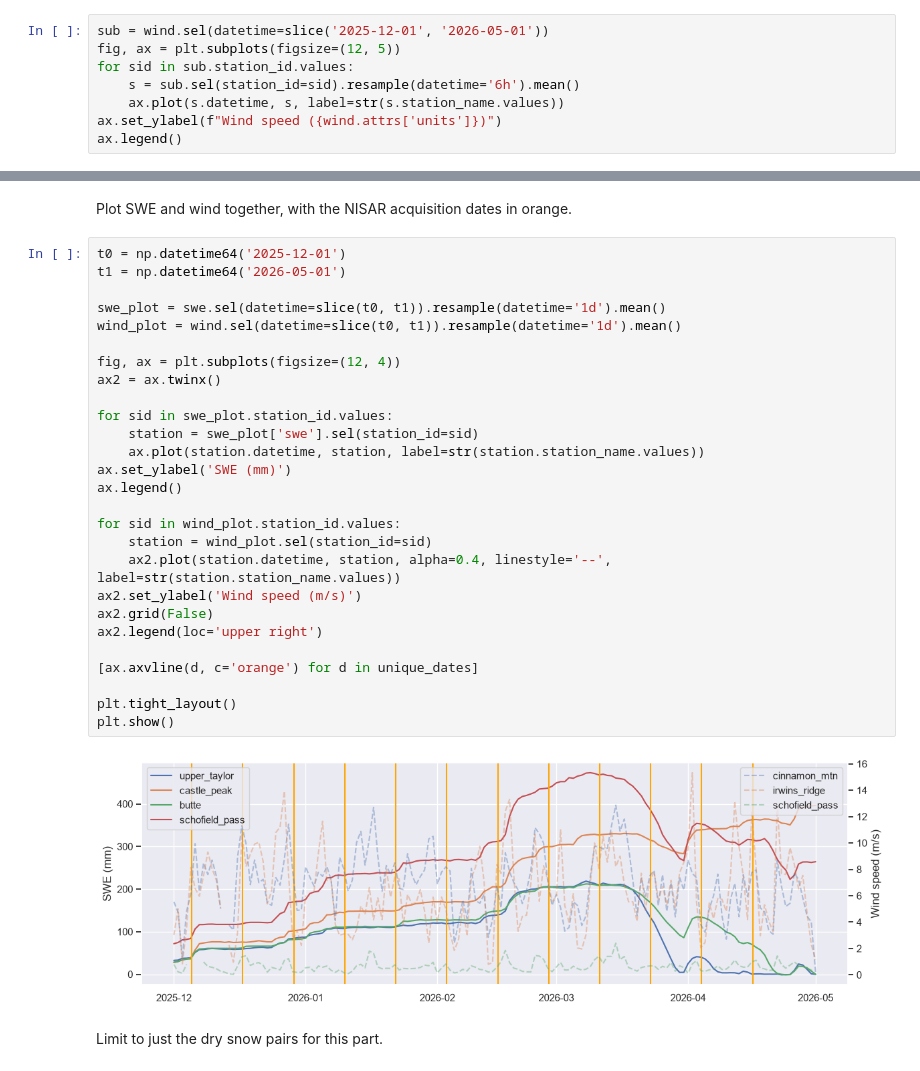
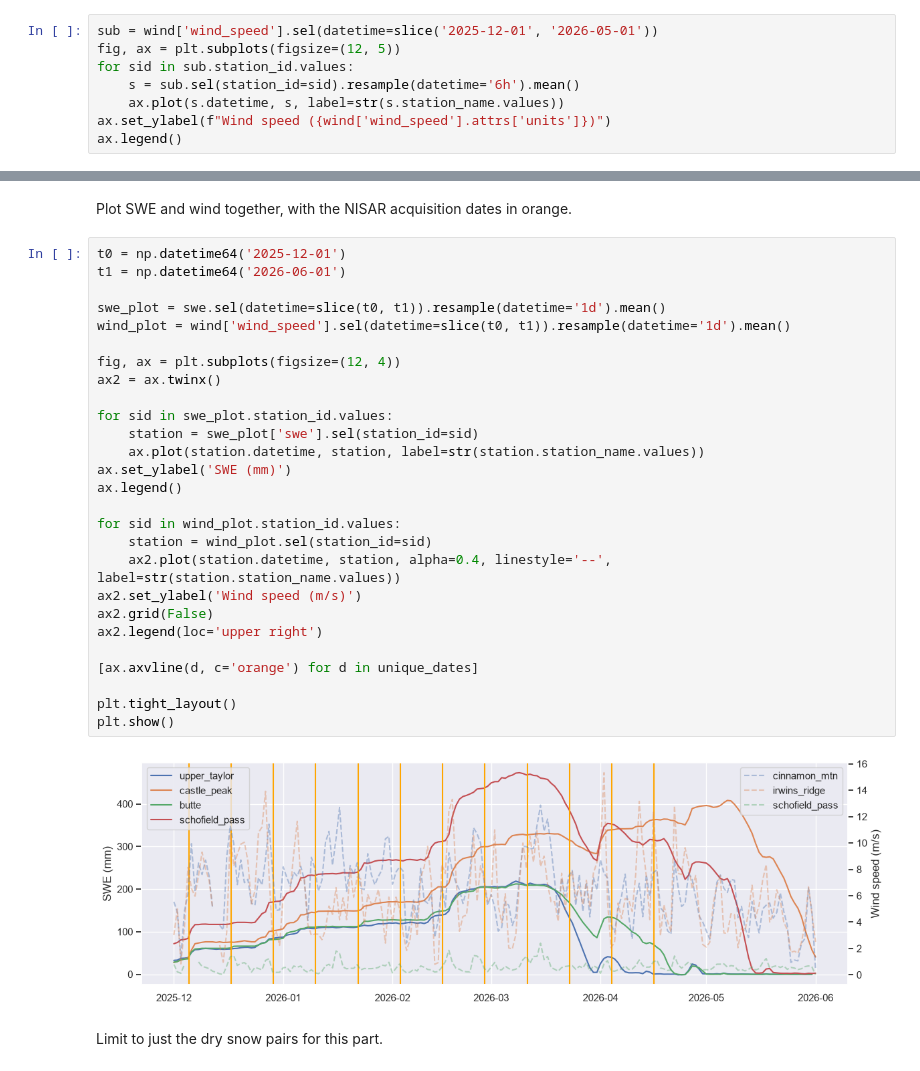
Before and after one commit to julober/nisar_snow_coherence, a Jupyter notebook: notebooks/3_timeseries.ipynb, the cells around one changed output, grey strips where cells are left out. Drawn from its saved outputs; the diff is of its cells as text.

```diff
--- a/notebooks/3_timeseries.ipynb
+++ b/notebooks/3_timeseries.ipynb
@@ -62,12 +62,12 @@ wind_names = {
 
 wind = read_mesowest(wind_files, wind_names, utc_offset_hours=-7)
 # %%
-sub = wind.sel(datetime=slice('2025-12-01', '2026-05-01'))
+sub = wind['wind_speed'].sel(datetime=slice('2025-12-01', '2026-05-01'))
 fig, ax = plt.subplots(figsize=(12, 5))
 for sid in sub.station_id.values:
     s = sub.sel(station_id=sid).resample(datetime='6h').mean()
     ax.plot(s.datetime, s, label=str(s.station_name.values))
-ax.set_ylabel(f"Wind speed ({wind.attrs['units']})")
+ax.set_ylabel(f"Wind speed ({wind['wind_speed'].attrs['units']})")
 ax.legend()
 # %% [output]
 <matplotlib.legend.Legend at 0x...>
@@ -99,33 +99,33 @@ ax.legend()
 Plot SWE and wind together, with the NISAR acquisition dates in orange.
 # %%
 t0 = np.datetime64('2025-12-01')
-t1 = np.datetime64('2026-05-01')
+t1 = np.datetime64('2026-06-01')
 
 swe_plot = swe.sel(datetime=slice(t0, t1)).resample(datetime='1d').mean()
-wind_plot = wind.sel(datetime=slice(t0, t1)).resample(datetime='1d').mean()
+wind_plot = wind['wind_speed'].sel(datetime=slice(t0, t1)).resample(datetime='1d').mean()
 
 fig, ax = plt.subplots(figsize=(12, 4))
 ax2 = ax.twinx()
 
 for sid in swe_plot.station_id.values:
     station = swe_plot['swe'].sel(station_id=sid)
     ax.plot(station.datetime, station, label=str(station.station_name.values))
 ax.set_ylabel('SWE (mm)')
 ax.legend()
 
 for sid in wind_plot.station_id.values:
     station = wind_plot.sel(station_id=sid)
     ax2.plot(station.datetime, station, alpha=0.4, linestyle='--', label=str(station.station_name.values))
 ax2.set_ylabel('Wind speed (m/s)')
 ax2.grid(False)
 ax2.legend(loc='upper right')
 
 [ax.axvline(d, c='orange') for d in unique_dates]
 
 plt.tight_layout()
 plt.show()
 # %% [output]
-[figure, old version]
+[figure, new version]
 # %% [markdown]
 Limit to just the dry snow pairs for this part.
 # %%
```
Also changed, not shown: parts of 34 cells of this notebook.
